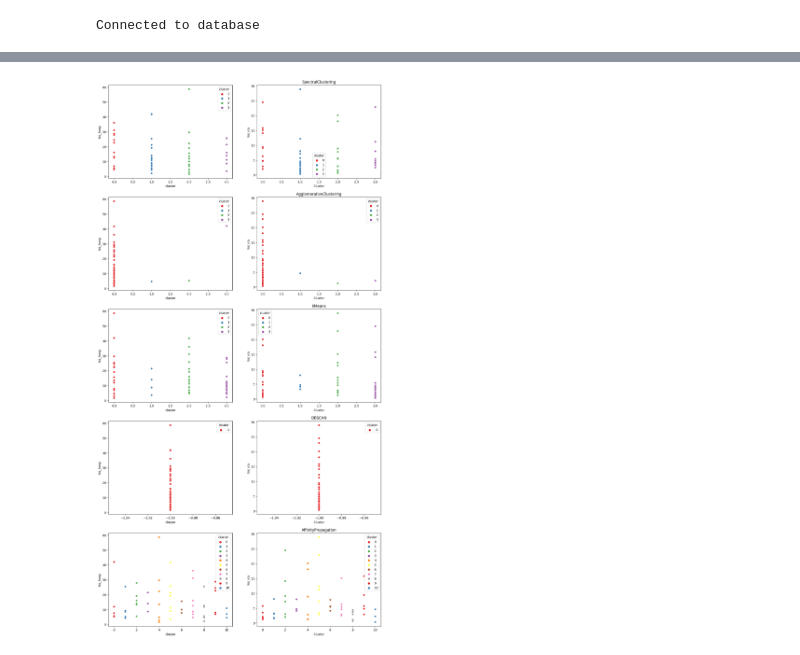
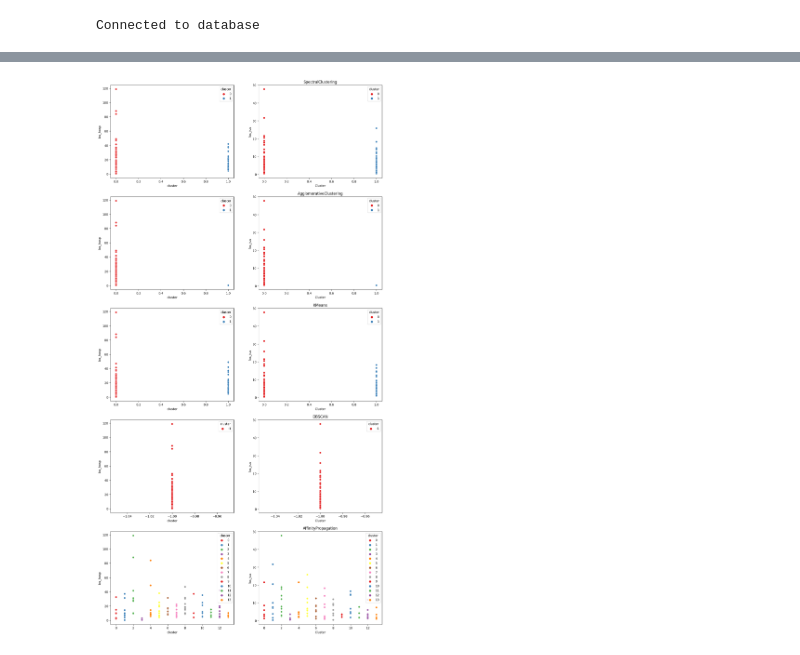
Before and after one commit to trostalski/simpa, a Jupyter notebook: src/notebooks/test-1.ipynb, the cells around one changed output, grey strips where cells are left out. Drawn from its saved outputs; the diff is of its cells as text; code cells hidden in the pictures.

```diff
--- a/src/notebooks/test-1.ipynb
+++ b/src/notebooks/test-1.ipynb
@@ -161,7 +180,7 @@ sepsis_encounters = [e[1] for e in sepsis_pats]
 # kdigo_pats = [e[1] for e in kdigo_pats]
 card_pats = [e[1] for e in card_pats]
 # %%
-N_CLUSTERS = 4
+N_CLUSTERS = 2
 spectral_cluster = SpectralClustering(
     n_clusters=N_CLUSTERS, affinity="precomputed", n_init=100
 ).fit(df)
@@ -184,7 +203,14 @@ for cluster in clusters:
     print(f"Cluster: {cluster.__class__.__name__}")
     print("------------------")
     for index, group in enumerate(groups):
-        print(cluster.labels_[index * COUNT_PER_GROUP : (index + 1) * COUNT_PER_GROUP])
+        labels = cluster.labels_[index * COUNT_PER_GROUP : (index + 1) * COUNT_PER_GROUP]
+        print(labels)
+        for i in list(set(labels)):
+            print("i: ", i)
+            print(
+                f"Count {i}: {len([l for l in labels if l == i])}"
+            )
+        print("\n")
     print("\n")
 # %% [output]
 Cluster: SpectralClustering
@@ -206,0 +233,24 @@ Cluster: AgglomerativeClustering
+# %%
+def plot_cluster(df, cluster, method):
+    if method == "mds":
+        mds = MDS(
+            n_components=N_COMPONENTS, dissimilarity="precomputed", random_state=1
+        )
+        pos = mds.fit_transform(df)
+    elif method == "pca":
+        pca = PCA(n_components=N_COMPONENTS)
+        pos = pca.fit_transform(df)
+    elif method == "tsne":
+        tsne = TSNE(n_components=N_COMPONENTS)
+        pos = tsne.fit_transform(df)
+    else:
+        print("Invalid method")
+        return
+    sns.scatterplot(x=pos[:, 0], y=pos[:, 1], hue=cluster.labels_, cmap="").set_title(
+        f"{cluster.__class__.__name__}, {method.upper()}"
+    )
+# %%
+for cluster in clusters:
+    for method in ["mds", "pca", "tsne"]:
+        plot_cluster(df, cluster, method)
+        plt.show()
@@ -229,23 +293,24 @@ def plot_endpoint_for_cluster(
     else:
         sns.scatterplot(x=x_axis, y=y_axis, hue=hue, data=data, palette="Set1", ax=ax)
 # %%
+
 endpoints = ["los_hosp", "los_icu"]
 
 # Create a figure with two subplots
 fig, axes = plt.subplots(nrows=len(clusters), ncols=len(endpoints), figsize=(16, 32))
 
 for col, cluster in enumerate(clusters):
     for row, endpoint in enumerate(endpoints):
         plot_endpoint_for_cluster(
-            cohort,
+            cohort.participants,
             cluster,
             endpoint,
             x_axis="cluster",
             hue="cluster",
             ax=axes[col][row],
         )
     axes[col][row].set_title(cluster.__class__.__name__)
     axes[col][row].set_xlabel("Cluster")
     axes[col][row].set_ylabel(endpoint)
 # %% [output]
-[figure, old version]
+[figure, new version]
```
Also changed, not shown: parts of 12 cells of this notebook, 19 other files.
